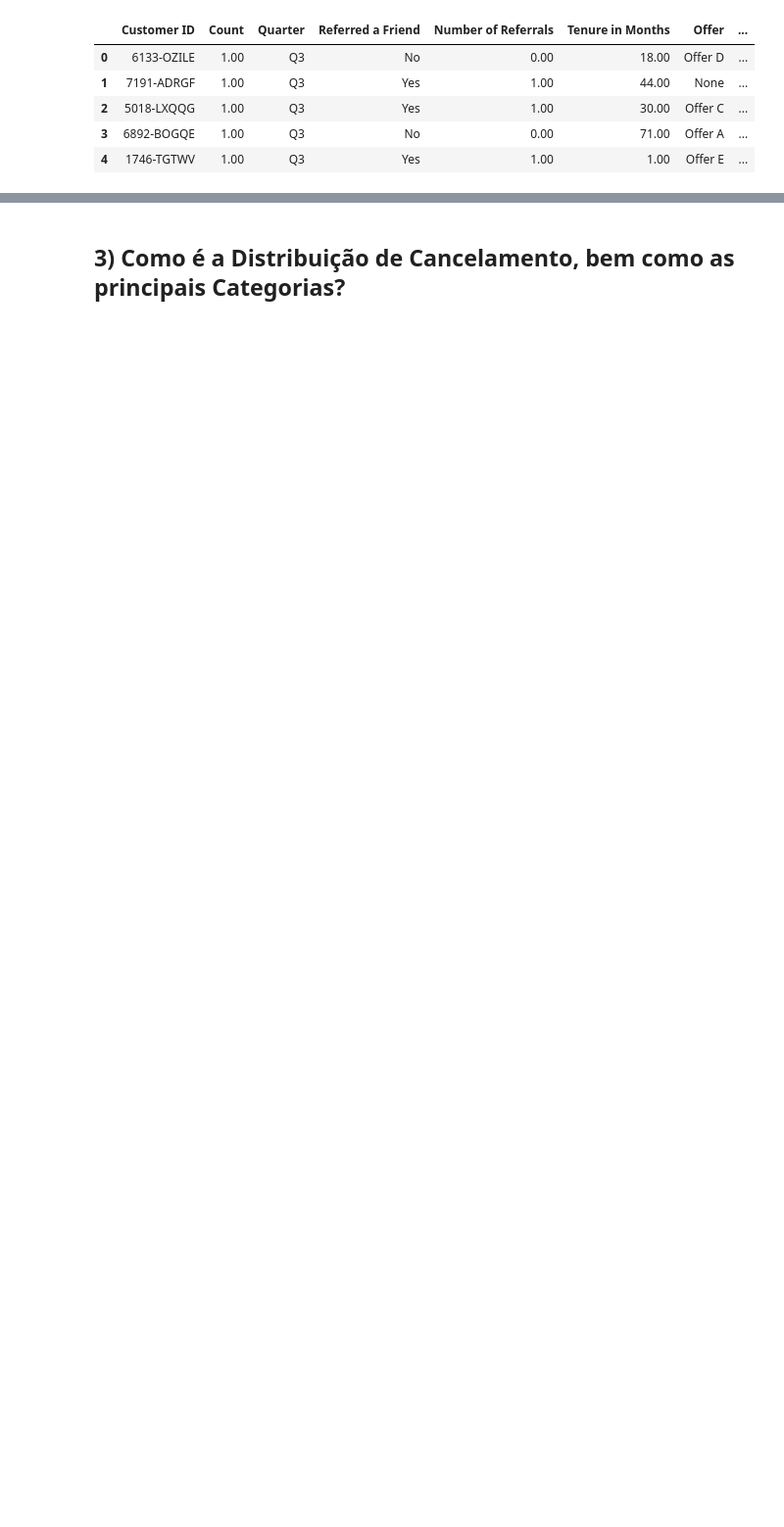
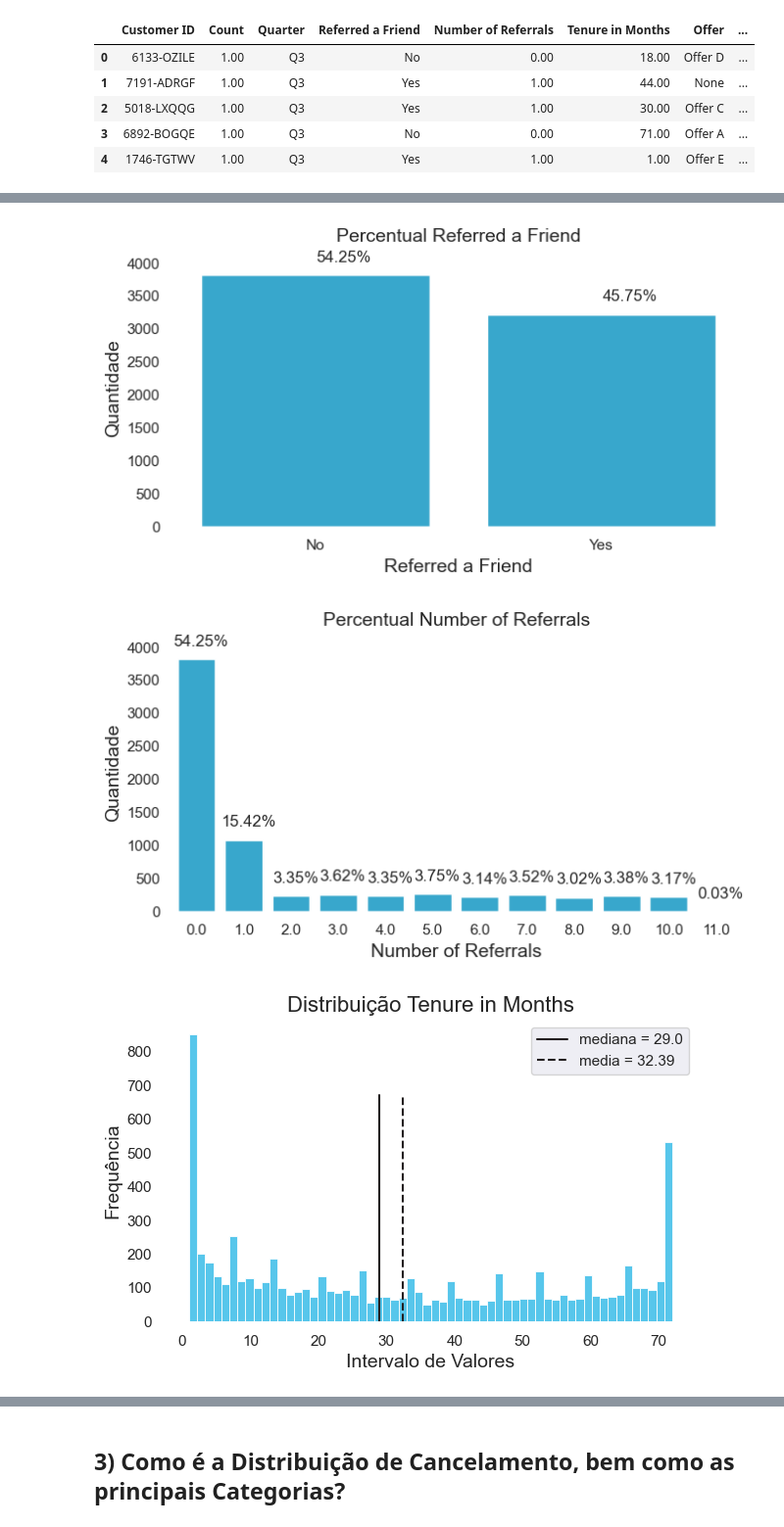
Before and after one commit to leonardovargas10/Modelo_Previsao_Churn, a Jupyter notebook: Modelo_Churn.ipynb, the cells around one changed output, grey strips where cells are left out. Shown at 98% size. Cells and saved outputs as stored; diff of their text form; code cells hidden in the pictures; blank space fills up the shorter version.

```diff
--- a/Modelo_Churn.ipynb
+++ b/Modelo_Churn.ipynb
@@ -463,0 +461,9 @@ services_trusted.head()
+# %%
+plota_barras('Referred a Friend', services_trusted)
+plota_barras('Number of Referrals', services_trusted)
+plota_histograma('Tenure in Months', services_trusted)
+plota_boxplot('Tenure in Months', services_trusted)
+# %% [output]
+[figure, added]
+[figure, added]
+[figure, added]
```
Also changed, not shown: parts of 14 cells of this notebook.
